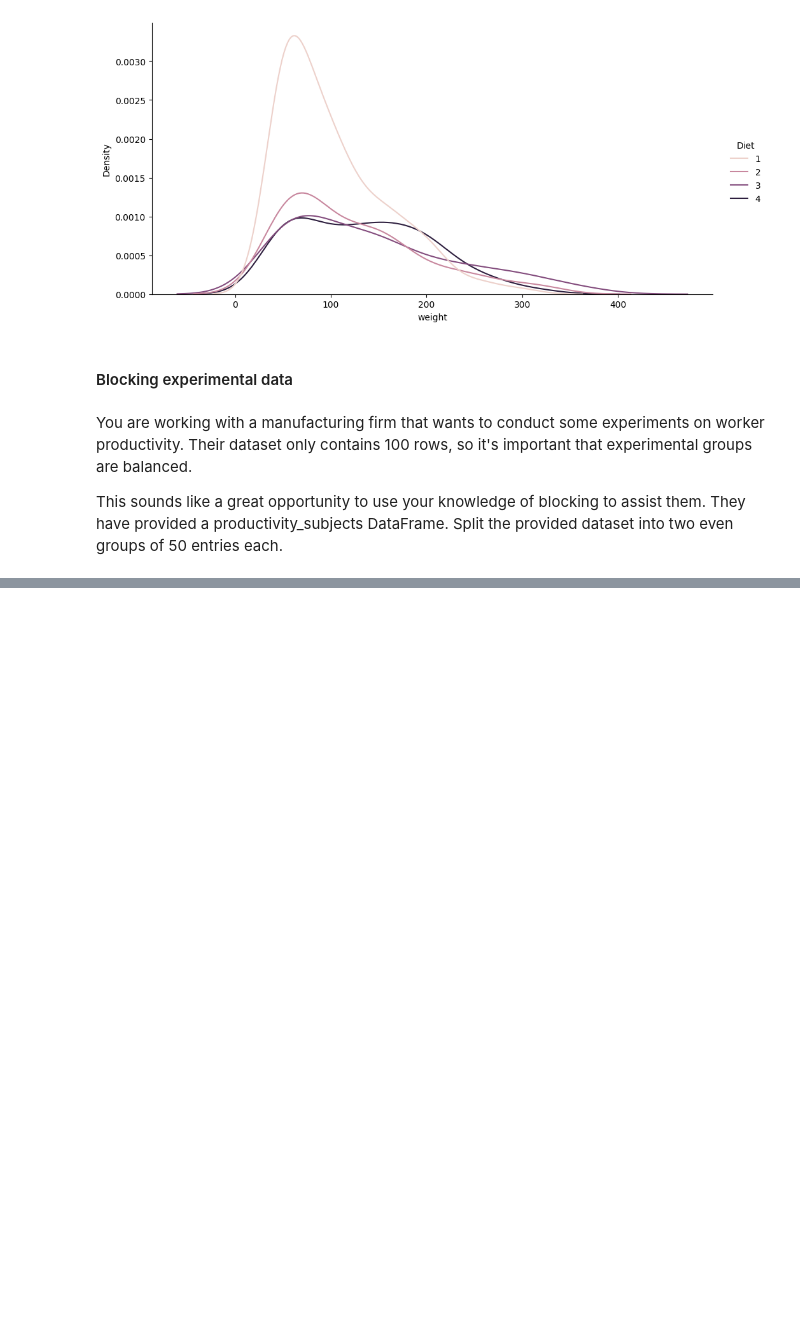
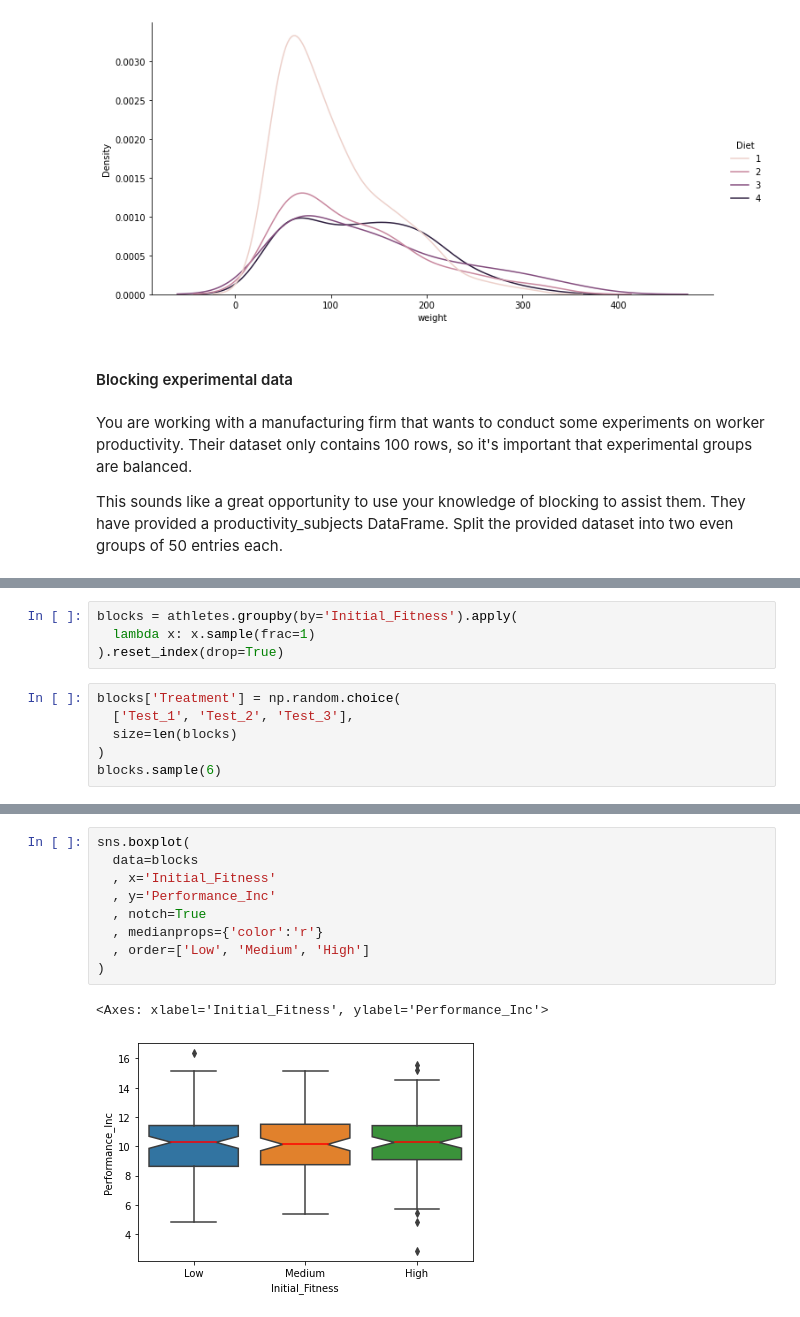
Before and after one commit to AnshuBantra/Python, a Jupyter notebook: Associate Data Scientist in Python/030_Experimental Design in Python/ed.ipynb, the cells around one changed output, grey strips where cells are left out. Cells and saved outputs as stored; diff of their text form; blank space fills up the shorter version.

```diff
--- a/Associate Data Scientist in Python/030_Experimental Design in Python/ed.ipynb
+++ b/Associate Data Scientist in Python/030_Experimental Design in Python/ed.ipynb
@@ -327,0 +222,10 @@ Critical: [0.572 0.652 0.782 0.912 1.085]
+# %%
+blocks = athletes.groupby(by='Initial_Fitness').apply(
+  lambda x: x.sample(frac=1)
+).reset_index(drop=True)
+# %%
+blocks['Treatment'] = np.random.choice(
+  ['Test_1', 'Test_2', 'Test_3'],
+  size=len(blocks)
+)
+blocks.sample(6)
@@ -327,0 +254,12 @@ Critical: [0.572 0.652 0.782 0.912 1.085]
+# %%
+sns.boxplot(
+  data=blocks
+  , x='Initial_Fitness'
+  , y='Performance_Inc'
+  , notch=True
+  , medianprops={'color':'r'}
+  , order=['Low', 'Medium', 'High']
+)
+# %% [output]
+<Axes: xlabel='Initial_Fitness', ylabel='Performance_Inc'>
+[figure, added]
```
Also changed, not shown: parts of 51 cells of this notebook.
